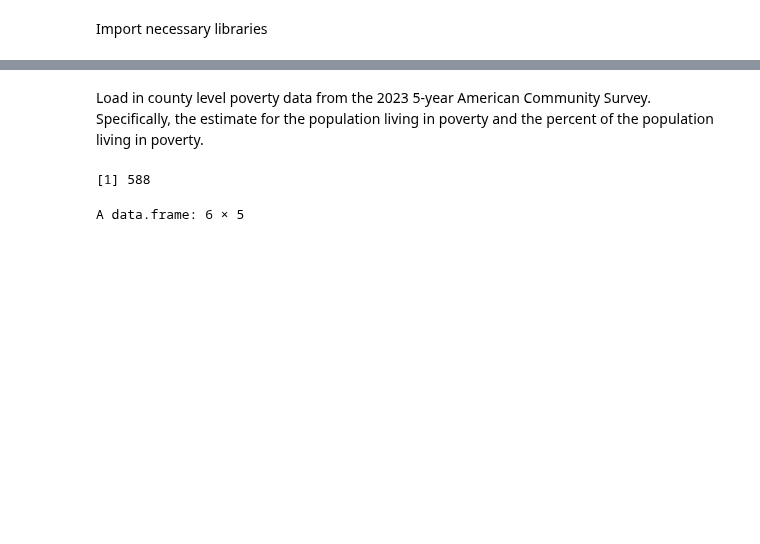
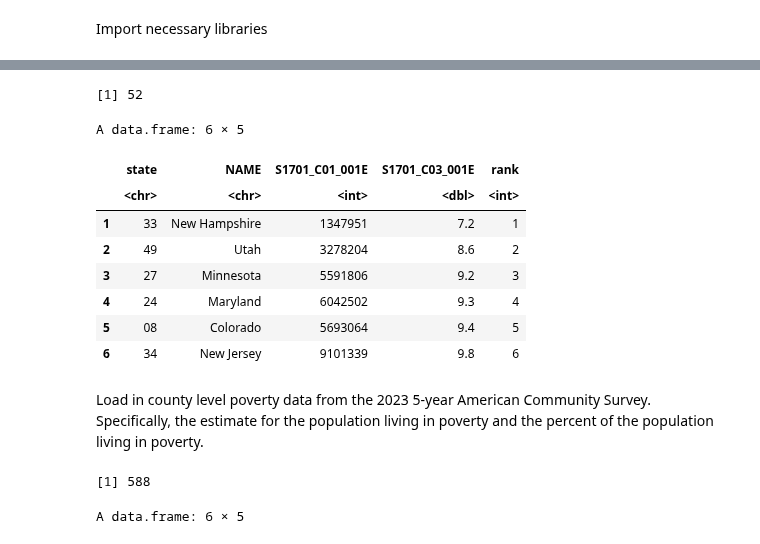
Before and after one commit to maha4028/economic-charting, a Jupyter notebook: code/poverty.ipynb, the cells around one changed output, grey strips where cells are left out. Saved outputs shown, nothing was run; the diff lists cells and outputs as text; code cells hidden in the pictures; blank space fills up the shorter version.

```diff
--- a/code/poverty.ipynb
+++ b/code/poverty.ipynb
@@ -9,3 +21,27 @@ library(ggplot2)
+# %%
+# state level poverty stats from 2023 5-year ACS Subject Tables
+acs_subject_state <- getCensus(
+    name = "acs/acs5/subject",
+    vintage = 2023,
+    vars = c(
+        "NAME",
+        "S1701_C01_001E", # Estimate!!Total!!Population for whom poverty status is determined
+        "S1701_C03_001E"  # Estimate!!Percent below poverty level!!Population for whom poverty status is determined
+        ),
+    region = "state:*")
+nrow(acs_subject_state)
+acs_subject_state %>% arrange(S1701_C03_001E) %>% mutate(rank = row_number()) %>% head()
+# %% [output]
+[1] 52
+A data.frame: 6 × 5
+|  | state | NAME | S1701_C01_001E | S1701_C03_001E | rank |
+|  | <chr> | <chr> | <int> | <dbl> | <int> |
+| 1 | 33 | New Hampshire | 1347951 | 7.2 | 1 |
+| 2 | 49 | Utah | 3278204 | 8.6 | 2 |
+| 3 | 27 | Minnesota | 5591806 | 9.2 | 3 |
+| 4 | 24 | Maryland | 6042502 | 9.3 | 4 |
+| 5 | 08 | Colorado | 5693064 | 9.4 | 5 |
+| 6 | 34 | New Jersey | 9101339 | 9.8 | 6 |
 # %% [markdown]
 Load in county level poverty data from the 2023 5-year American Community Survey. Specifically, the estimate for the population living in poverty and the percent of the population living in poverty.
 # %%
```
Also changed, not shown: parts of 3 cells of this notebook, 2 other files.
